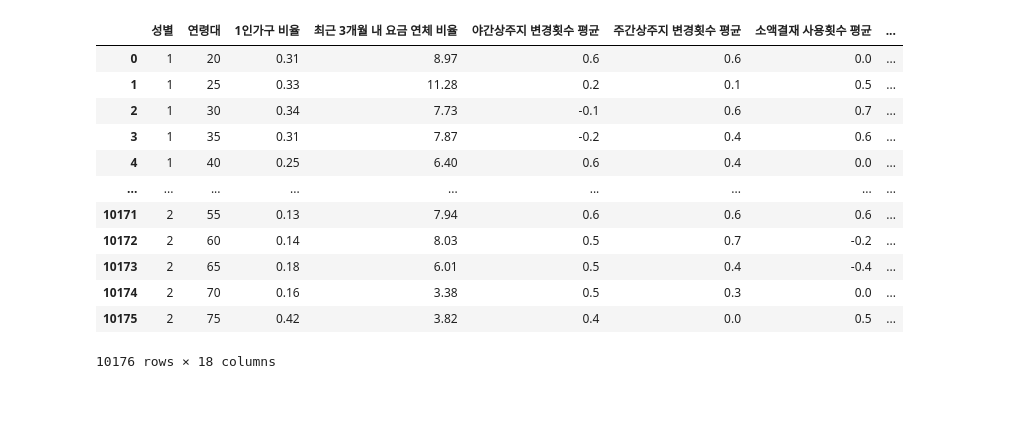
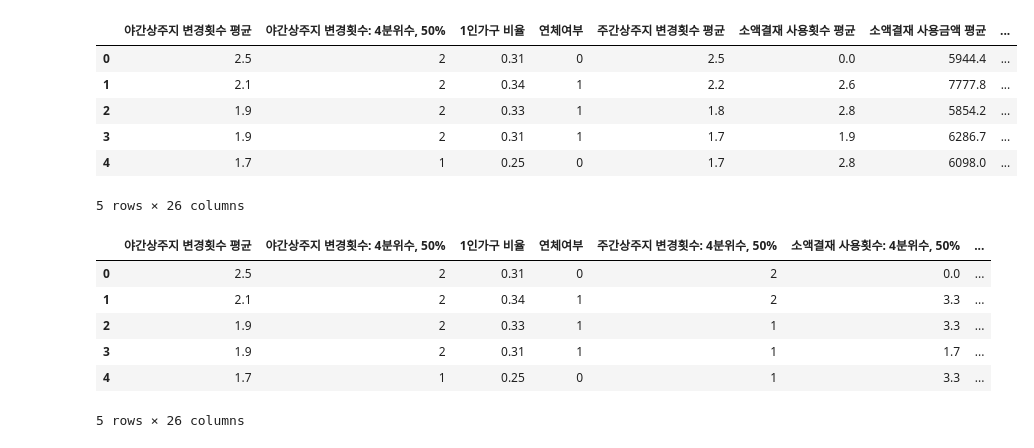
Before and after one commit to ev1025/Alternative-Credit-Scoring, a Jupyter notebook: 전처리.ipynb, the cells around one changed output. Drawn from its saved outputs; the diff is of its cells as text; code cells hidden in the pictures; blank space fills up the shorter version.

```diff
--- a/전처리.ipynb
+++ b/전처리.ipynb
@@ -77,0 +81,8 @@ list(data_clean.columns)
+# %%
+# 성별 원핫 인코딩
+gender = pd.get_dummies(alter_data_clean['성별'])
+alter_data_clean = alter_data_clean.drop('성별', axis=1)
+alter_data_clean = pd.concat([alter_data_clean,gender], axis=1)
+
+alter_data_clean.rename(columns={1: '남자',2:'여자'}, inplace=True)
+alter_data_clean.head()
@@ -78,7 +119,7 @@ list(data_clean.columns)
 # %%
-# 칼럼 순서조정(일반 값과 사분위50%값 차이 비교를 위해)
-for i in ['최근 3개월 내 요금 연체 비율','1인가구 비율']:
-    column_move = data_clean.pop(i)
-    data_clean.insert(2, i, column_move)
-print(data_clean.columns[4:])
+# 칼럼 순서조정(평균, 중간값 나누기 위해서)
+for i in ['연체여부','1인가구 비율']:
+    column_move = alter_data_clean.pop(i)
+    alter_data_clean.insert(2, i, column_move)
+print(alter_data_clean.columns[4:])
 # %% [output]
@@ -108,8 +137,0 @@ Name: 배달_식재료 서비스 사용일수: 4분위수, 50%, dtype: int64
-# %%
-# 실제값 - 사분위 50% 값 차이 계산
-data_difference = pd.DataFrame()
-
-for i in range(4, data_clean.shape[1] - 2, 2):
-    data_difference[data_clean.columns[i]] = data_clean.iloc[:, i] - data_clean.iloc[:, i + 1]
-
-display(data_difference)
@@ -130,19 +138,31 @@ display(data_difference)
-# %%
-# 기존 데이터와 사분위 50% 차이값 데이터 결합
-data_comp = pd.concat((data_clean.iloc[:,:4],data_difference),axis=1)
-display(data_comp)
-# %% [output]
-|  | 성별 | 연령대 | 1인가구 비율 | 최근 3개월 내 요금 연체 비율 | 야간상주지 변경횟수 평균 | 주간상주지 변경횟수 평균 | 소액결재 사용횟수 평균 | ... |
-| 0 | 1 | 20 | 0.31 | 8.97 | 0.6 | 0.6 | 0.0 | ... |
-| 1 | 1 | 25 | 0.33 | 11.28 | 0.2 | 0.1 | 0.5 | ... |
-| 2 | 1 | 30 | 0.34 | 7.73 | -0.1 | 0.6 | 0.7 | ... |
-| 3 | 1 | 35 | 0.31 | 7.87 | -0.2 | 0.4 | 0.6 | ... |
-| 4 | 1 | 40 | 0.25 | 6.40 | 0.6 | 0.4 | 0.0 | ... |
-| ... | ... | ... | ... | ... | ... | ... | ... | ... |
-| 10171 | 2 | 55 | 0.13 | 7.94 | 0.6 | 0.6 | 0.6 | ... |
-| 10172 | 2 | 60 | 0.14 | 8.03 | 0.5 | 0.7 | -0.2 | ... |
-| 10173 | 2 | 65 | 0.18 | 6.01 | 0.5 | 0.4 | -0.4 | ... |
-| 10174 | 2 | 70 | 0.16 | 3.38 | 0.5 | 0.3 | 0.0 | ... |
-| 10175 | 2 | 75 | 0.42 | 3.82 | 0.4 | 0.0 | 0.5 | ... |
-10176 rows × 18 columns
+# %%
+alter_avg = pd.DataFrame()
+alter_mid = pd.DataFrame()
+
+# 중간, 평균 컬럼 나누기
+for i in range(4, alter_data_clean.shape[1] - 8, 2):
+    alter_avg[alter_data_clean.columns[i]] = alter_data_clean.iloc[:, i]
+    alter_mid[alter_data_clean.columns[i+1]] = alter_data_clean.iloc[:, i+1]
+
+# 기존 데이터와 사분위 50% 차이값 데이터 결합
+alter_mid = pd.concat((alter_data_clean.iloc[:,:4], alter_mid, alter_data_clean.iloc[:,-8:]),axis=1)
+alter_avg = pd.concat((alter_data_clean.iloc[:,:4], alter_avg, alter_data_clean.iloc[:,-8:]),axis=1)
+
+display(alter_avg.head())
+display(alter_mid.head())
+# %% [output]
+|  | 야간상주지 변경횟수 평균 | 야간상주지 변경횟수: 4분위수, 50% | 1인가구 비율 | 연체여부 | 주간상주지 변경횟수 평균 | 소액결재 사용횟수 평균 | 소액결재 사용금액 평균 | ... |
+| 0 | 2.5 | 2 | 0.31 | 0 | 2.5 | 0.0 | 5944.4 | ... |
+| 1 | 2.1 | 2 | 0.34 | 1 | 2.2 | 2.6 | 7777.8 | ... |
+| 2 | 1.9 | 2 | 0.33 | 1 | 1.8 | 2.8 | 5854.2 | ... |
+| 3 | 1.9 | 2 | 0.31 | 1 | 1.7 | 1.9 | 6286.7 | ... |
+| 4 | 1.7 | 1 | 0.25 | 0 | 1.7 | 2.8 | 6098.0 | ... |
+5 rows × 26 columns
+|  | 야간상주지 변경횟수 평균 | 야간상주지 변경횟수: 4분위수, 50% | 1인가구 비율 | 연체여부 | 주간상주지 변경횟수: 4분위수, 50% | 소액결재 사용횟수: 4분위수, 50% | ... |
+| 0 | 2.5 | 2 | 0.31 | 0 | 2 | 0.0 | ... |
+| 1 | 2.1 | 2 | 0.34 | 1 | 2 | 3.3 | ... |
+| 2 | 1.9 | 2 | 0.33 | 1 | 1 | 3.3 | ... |
+| 3 | 1.9 | 2 | 0.31 | 1 | 1 | 1.7 | ... |
+| 4 | 1.7 | 1 | 0.25 | 0 | 1 | 3.3 | ... |
+5 rows × 26 columns
 # %%
```
Also changed, not shown: parts of 16 cells of this notebook, 6 other files.
